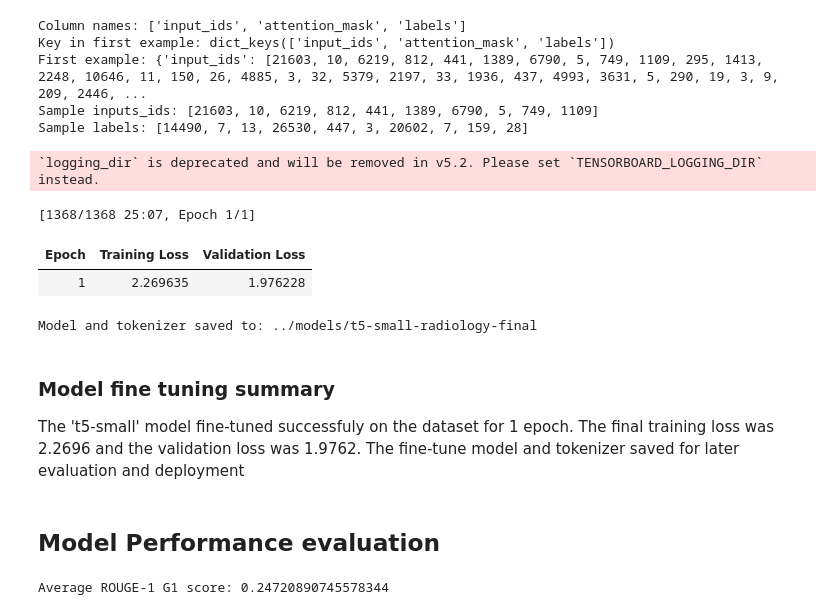
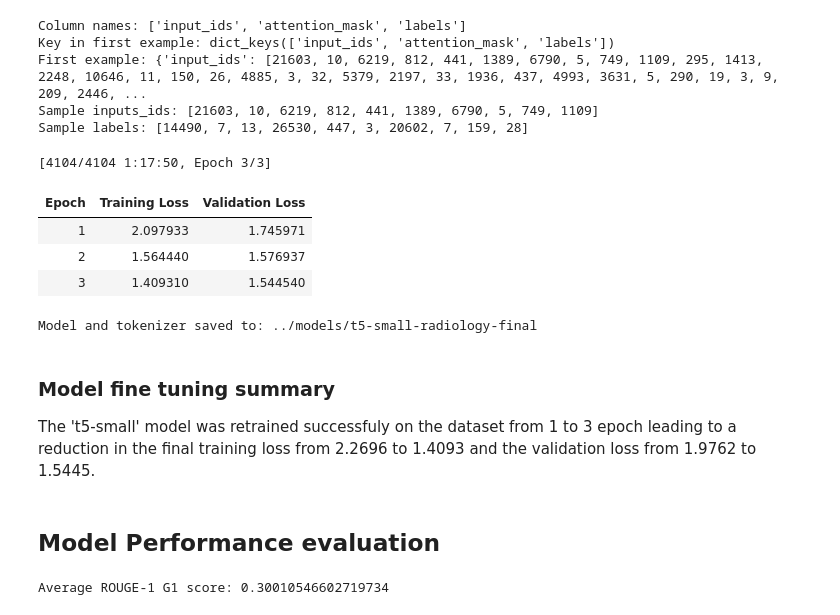
Before and after one commit to infoagambisa-source/medical-text-summariser, a Jupyter notebook: notebooks/medical-text-summariser.ipynb, the cells around one changed output. Saved outputs shown, nothing was run; the diff lists cells and outputs as text; code cells hidden in the pictures.

Commit message:
Improve model to meet ROUGE threshold

```diff
--- a/notebooks/medical-text-summariser.ipynb
+++ b/notebooks/medical-text-summariser.ipynb
@@ -311,7 +311,7 @@ def preprocess_function(examples):
     # Tokenize the target impression text
     labels = tokenizer(
         text_target=targets,
-        max_length=128,
+        max_length=64,
         truncation=True,
     )
 
@@ -441,43 +439,44 @@ training_args = Seq2SeqTrainingArguments(
     save_strategy="epoch",
     learning_rate=2e-5,
     per_device_train_batch_size=2,
     per_device_eval_batch_size=2,
-    num_train_epochs=1,
+    num_train_epochs=3,
     weight_decay=0.01,
     save_total_limit=2,
-    logging_dir="../logs",
+    #logging_dir="../logs",
     logging_steps=50,
     report_to="none",
     predict_with_generate=True
 )
 
 # Trainer
 trainer = Seq2SeqTrainer(
     model=model,
     args=training_args,
     train_dataset=tokenized_train,
     eval_dataset=tokenized_test,
     data_collator=data_collator,
 )
 
 # Train
 trainer.train()
 
 # Save the fine-tuned model and tokenizer
 save_path = "../models/t5-small-radiology-final"
 trainer.save_model(save_path)
 tokenizer.save_pretrained(save_path)
 
 print("Model and tokenizer saved to:", save_path)
 # %% [output]
-`logging_dir` is deprecated and will be removed in v5.2. Please set `TENSORBOARD_LOGGING_DIR` instead.
+[4104/4104 1:17:50, Epoch 3/3]
+| Epoch | Training Loss | Validation Loss |
+| 1 | 2.097933 | 1.745971 |
+| 2 | 1.564440 | 1.576937 |
+| 3 | 1.409310 | 1.544540 |
-[1368/1368 25:07, Epoch 1/1]
+Model and tokenizer saved to: ../models/t5-small-radiology-final
-| Epoch | Training Loss | Validation Loss |
-| 1 | 2.269635 | 1.976228 |
-Model and tokenizer saved to: ../models/t5-small-radiology-final
 # %% [markdown]
 ### Model fine tuning summary
-The 't5-small' model fine-tuned successfuly on the dataset for 1 epoch. The final training loss was 2.2696 and the validation loss was 1.9762. The fine-tune model and tokenizer saved for later evaluation and deployment
+The 't5-small' model was  retrained successfuly on the dataset from 1 to 3 epoch leading to a reduction in the final training loss from 2.2696 to 1.4093 and the validation loss  from 1.9762 to 1.5445.
 # %% [markdown]
 ## Model Performance evaluation
 # %%
@@ -499,7 +498,9 @@ def generate_predictions(model, tokenizer, texts):
 
         ouput_ids = model.generate(
             **inputs,
-            max_length=128
+            max_length=64,
+            num_beams=4,
+            early_stopping=True
         )
 
         pred = tokenizer.decode(ouput_ids[0], skip_special_tokens=True)
@@ -527,7 +528,7 @@ avg_rouge = np.mean(scores)
 
 print("Average ROUGE-1 G1 score:", avg_rouge)
 # %% [output]
-Average ROUGE-1 G1 score: 0.24720890745578344
+Average ROUGE-1 G1 score: 0.30010546602719734
 # %%
 # Show 3 predictions
 for i in range(3):
```
Also changed, not shown: parts of 3 cells of this notebook.
